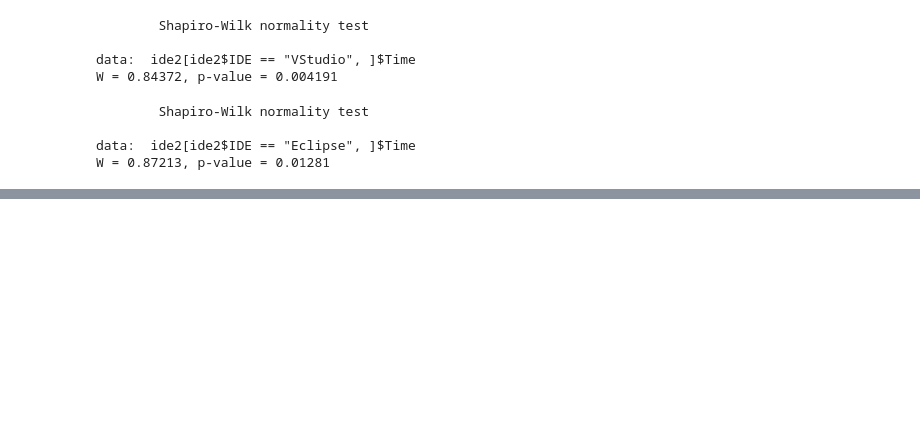
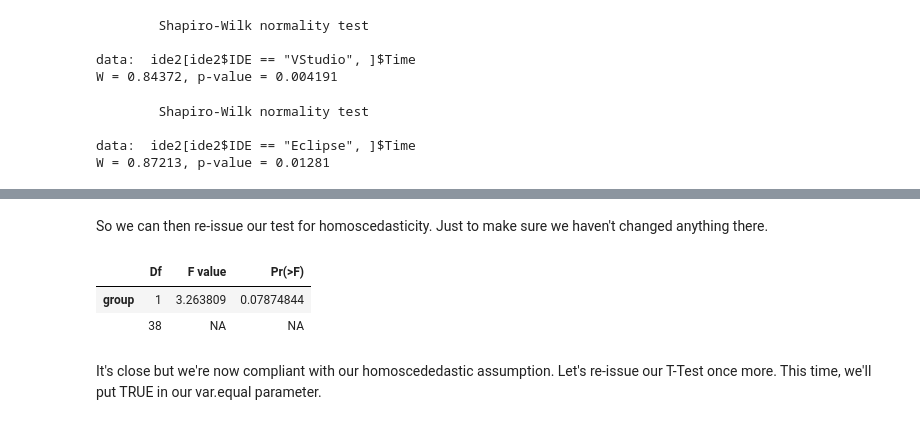
Before and after one commit to iamjz/R-Data, a Jupyter notebook: Designing, Running, and Analyzing Experiments/Week 04.ipynb, the cells around one changed output, grey strips where cells are left out. Drawn from its saved outputs; the diff is of its cells as text; code cells hidden in the pictures; blank space fills up the shorter version.

```diff
--- a/Designing, Running, and Analyzing Experiments/Week 04.ipynb
+++ b/Designing, Running, and Analyzing Experiments/Week 04.ipynb
@@ -215,0 +402,15 @@ W = 0.894, p-value = 0.001285
+# %% [markdown]
+So we can then re-issue our test for homoscedasticity. Just to make sure we haven't changed anything there.
+# %%
+# re-test for homoscedasticity
+library("car")
+
+leveneTest(logTime ~ IDE,
+               data=ide2,
+               center=median) # Brown-Forsythe test
+# %% [output]
+|  | Df | F value | Pr(>F) |
+| group | 1 | 3.263809 | 0.07874844 |
+|  | 38 | NA | NA |
+# %% [markdown]
+It's close but we're now compliant with our homoscededastic assumption. Let's re-issue our T-Test once more. This time, we'll put TRUE in our var.equal parameter.
```
Also changed, not shown: parts of 27 cells of this notebook.
